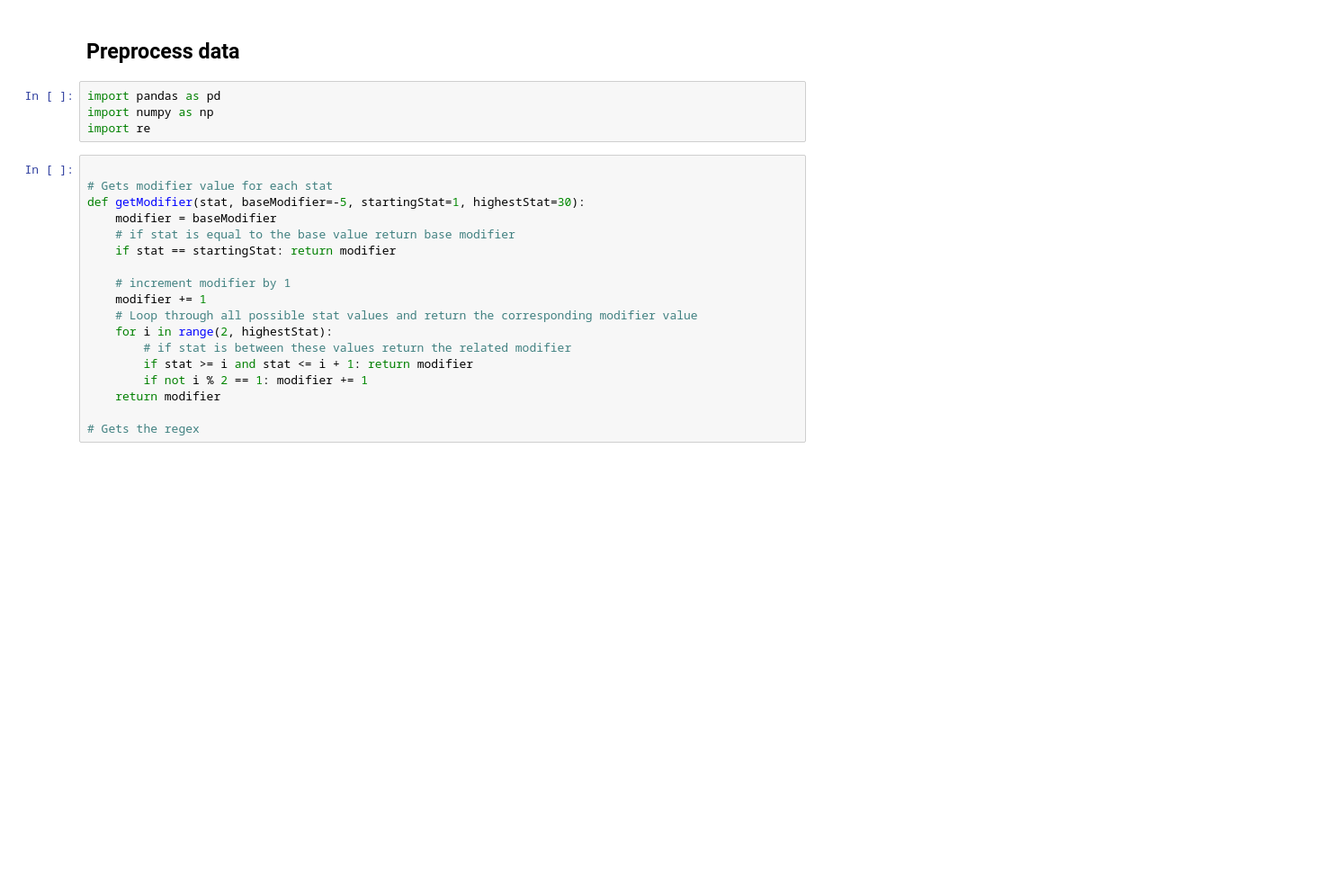
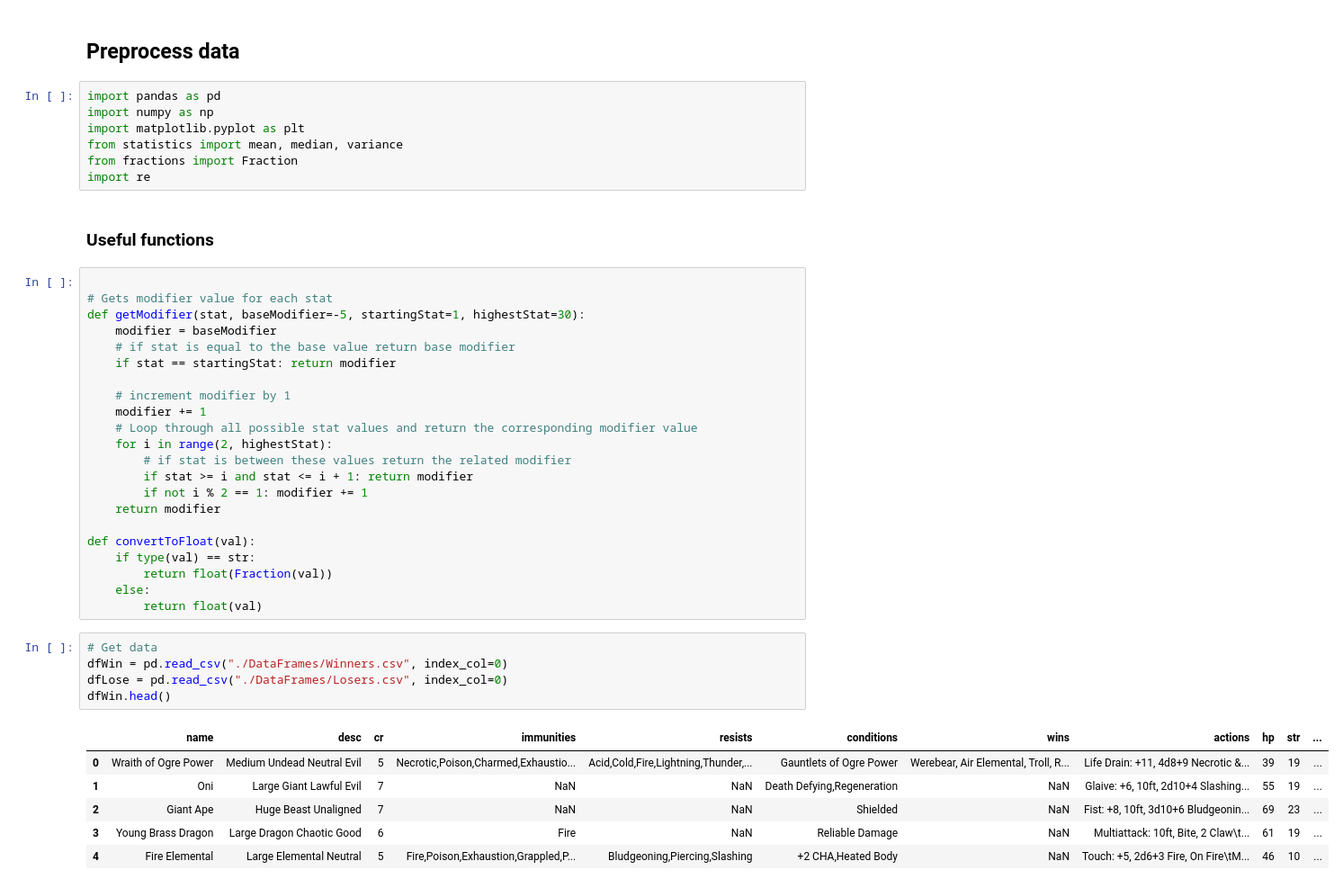
Before and after one commit to marcus-wrrn/Goblin_Bot, a Jupyter notebook: goblin_preprocess.ipynb, the cells around one changed output. Shown: that part at 90% size. Cells and saved outputs as stored; diff of their text form; blank space fills up the shorter version.

```diff
--- a/goblin_preprocess.ipynb
+++ b/goblin_preprocess.ipynb
@@ -3,7 +3,12 @@
 # %%
 import pandas as pd
 import numpy as np
+import matplotlib.pyplot as plt
+from statistics import mean, median, variance
+from fractions import Fraction
 import re
+# %% [markdown]
+### Useful functions
 # %%
 
 # Gets modifier value for each stat
@@ -21,4 +26,20 @@ def getModifier(stat, baseModifier=-5, startingStat=1, highestStat=30):
         if not i % 2 == 1: modifier += 1
     return modifier
 
-# Gets the regex
+def convertToFloat(val):
+    if type(val) == str:
+        return float(Fraction(val))
+    else:
+        return float(val)
+# %%
+# Get data
+dfWin = pd.read_csv("./DataFrames/Winners.csv", index_col=0)
+dfLose = pd.read_csv("./DataFrames/Losers.csv", index_col=0)
+dfWin.head()
+# %% [output]
+|  | name | desc | cr | immunities | resists | conditions | wins | actions | hp | str | ... |
+| 0 | Wraith of Ogre Power | Medium Undead Neutral Evil | 5 | Necrotic,Poison,Charmed,Exhaustio... | Acid,Cold,Fire,Lightning,Thunder,... | Gauntlets of Ogre Power | Werebear, Air Elemental, Troll, R... | Life Drain: +11, 4d8+9 Necrotic &... | 39 | 19 | ... |
+| 1 | Oni | Large Giant Lawful Evil | 7 | NaN | NaN | Death Defying,Regeneration | NaN | Glaive: +6, 10ft, 2d10+4 Slashing... | 55 | 19 | ... |
+| 2 | Giant Ape | Huge Beast Unaligned | 7 | NaN | NaN | Shielded | NaN | Fist: +8, 10ft, 3d10+6 Bludgeonin... | 69 | 23 | ... |
+| 3 | Young Brass Dragon | Large Dragon Chaotic Good | 6 | Fire | NaN | Reliable Damage | NaN | Multiattack: 10ft, Bite, 2 Claw\t... | 61 | 19 | ... |
+| 4 | Fire Elemental | Large Elemental Neutral | 5 | Fire,Poison,Exhaustion,Grappled,P... | Bludgeoning,Piercing,Slashing | +2 CHA,Heated Body | NaN | Touch: +5, 2d6+3 Fire, On Fire\tM... | 46 | 10 | ... |
```
Also changed, not shown: parts of 6 cells of this notebook.
